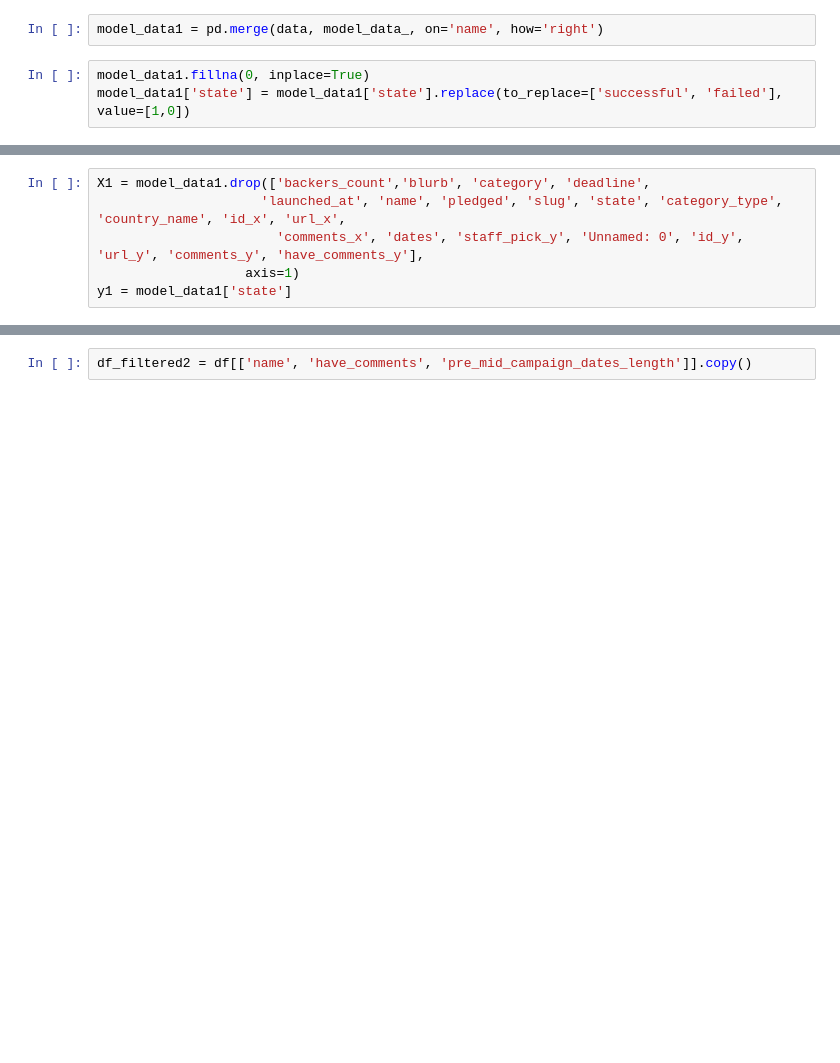
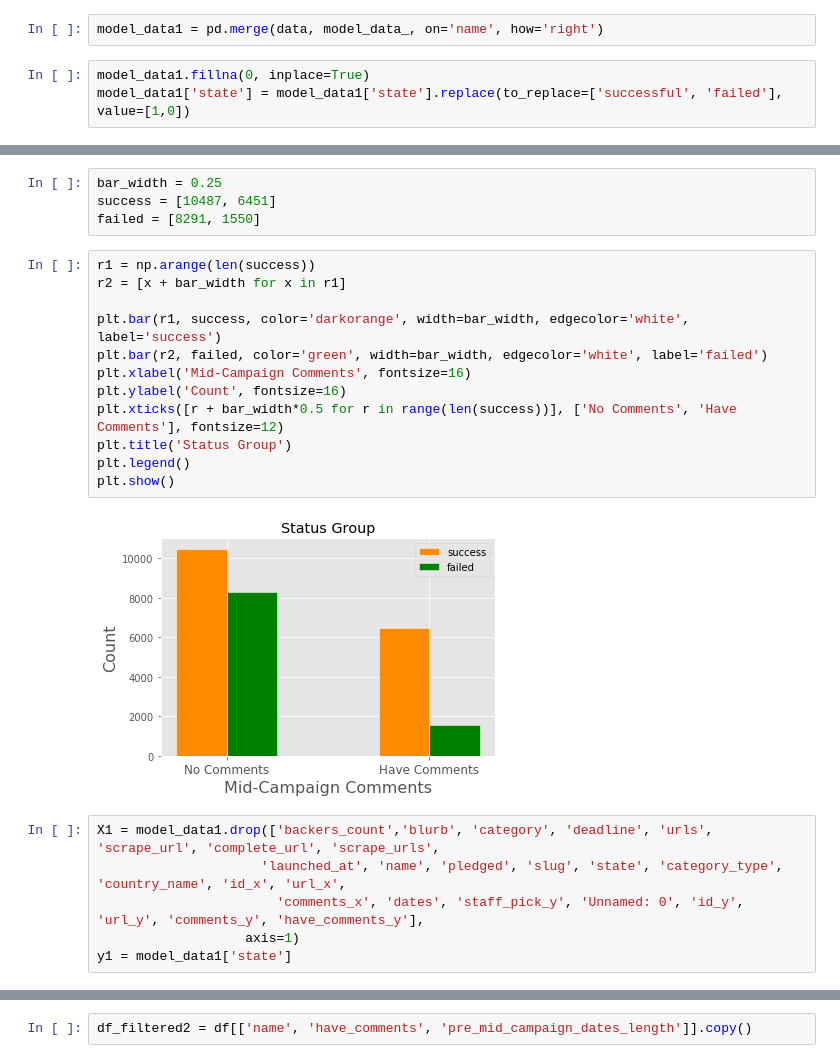
Before and after one commit to helen-tong/kickstarter, a Jupyter notebook: LSTM.ipynb, the cells around one changed output, grey strips where cells are left out. Saved outputs shown, nothing was run; the diff lists cells and outputs as text; blank space fills up the shorter version.

```diff
--- a/LSTM.ipynb
+++ b/LSTM.ipynb
@@ -392,5 +427,23 @@ model_data1['state'] = model_data1['state'].replace(to_replace=['successful', 'f
+# %%
+bar_width = 0.25
+success = [10487, 6451]
+failed = [8291, 1550]
+# %%
+r1 = np.arange(len(success))
+r2 = [x + bar_width for x in r1]
+
+plt.bar(r1, success, color='darkorange', width=bar_width, edgecolor='white', label='success')
+plt.bar(r2, failed, color='green', width=bar_width, edgecolor='white', label='failed')
+plt.xlabel('Mid-Campaign Comments', fontsize=16)
+plt.ylabel('Count', fontsize=16)
+plt.xticks([r + bar_width*0.5 for r in range(len(success))], ['No Comments', 'Have Comments'], fontsize=12)
+plt.title('Status Group')
+plt.legend()
+plt.show()
+# %% [output]
+[figure, added]
 # %%
-X1 = model_data1.drop(['backers_count','blurb', 'category', 'deadline',
+X1 = model_data1.drop(['backers_count','blurb', 'category', 'deadline', 'urls', 'scrape_url', 'complete_url', 'scrape_urls',
                      'launched_at', 'name', 'pledged', 'slug', 'state', 'category_type', 'country_name', 'id_x', 'url_x',
                        'comments_x', 'dates', 'staff_pick_y', 'Unnamed: 0', 'id_y', 'url_y', 'comments_y', 'have_comments_y'],
                    axis=1)
```
Also changed, not shown: parts of 61 cells of this notebook.
